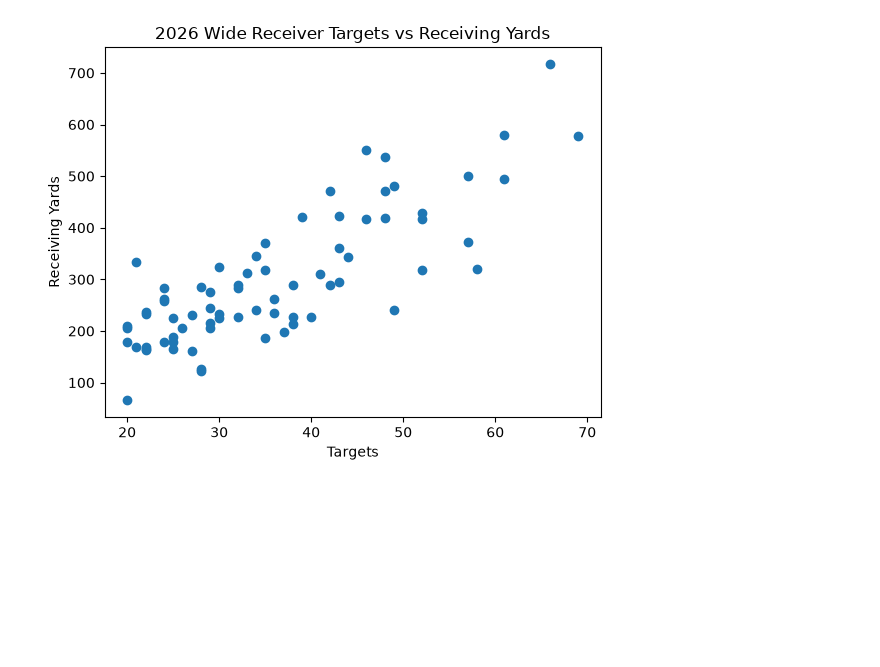
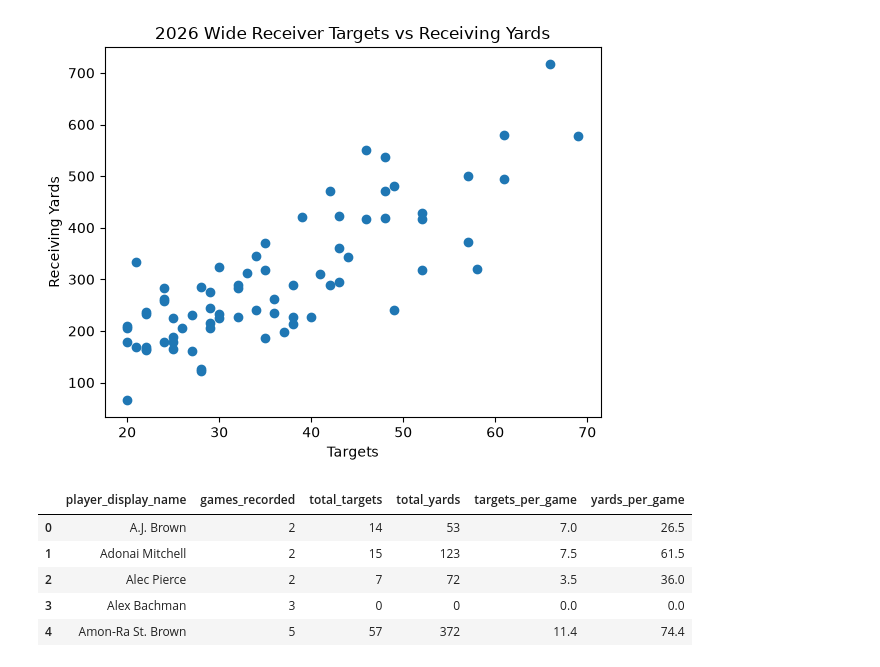
Before and after one commit to brobinson5221/sports-data-analytics, a Jupyter notebook: notebooks/02_nfl_tables.ipynb, the cells around one changed output. Cells and saved outputs as stored; diff of their text form; code cells hidden in the pictures; blank space fills up the shorter version.

```diff
--- a/notebooks/02_nfl_tables.ipynb
+++ b/notebooks/02_nfl_tables.ipynb
@@ -136,3 +136,36 @@ plt.title("2026 Wide Receiver Targets vs Receiving Yards")
 plt.show()
 # %% [output]
 [figure]
+# %%
+receiver_per_game = receivers.groupby(
+    "player_display_name",
+    as_index=False,
+).agg(
+    games_recorded=("week", "size"),
+    total_targets=("targets", "sum"),
+    total_yards=("receiving_yards", "sum"),
+)
+
+# .agg() allows you to rename the columns in the resulting DataFrame.
+# The syntax is a dictionary where the keys are the new column names,
+# The values are tuples containing the original column name and the aggregation function to apply.
+
+# "size" counts the number of rows in each group
+# "sum" adds up the values in the specified column for each group.
+
+receiver_per_game["targets_per_game"] = (
+    receiver_per_game["total_targets"] / receiver_per_game["games_recorded"]
+)
+
+receiver_per_game["yards_per_game"] = (
+    receiver_per_game["total_yards"] / receiver_per_game["games_recorded"]
+)
+
+receiver_per_game.head()
+# %% [output]
+|  | player_display_name | games_recorded | total_targets | total_yards | targets_per_game | yards_per_game |
+| 0 | A.J. Brown | 2 | 14 | 53 | 7.0 | 26.5 |
+| 1 | Adonai Mitchell | 2 | 15 | 123 | 7.5 | 61.5 |
+| 2 | Alec Pierce | 2 | 7 | 72 | 3.5 | 36.0 |
+| 3 | Alex Bachman | 3 | 0 | 0 | 0.0 | 0.0 |
+| 4 | Amon-Ra St. Brown | 5 | 57 | 372 | 11.4 | 74.4 |
```
Also changed, not shown: parts of 2 cells of this notebook.
